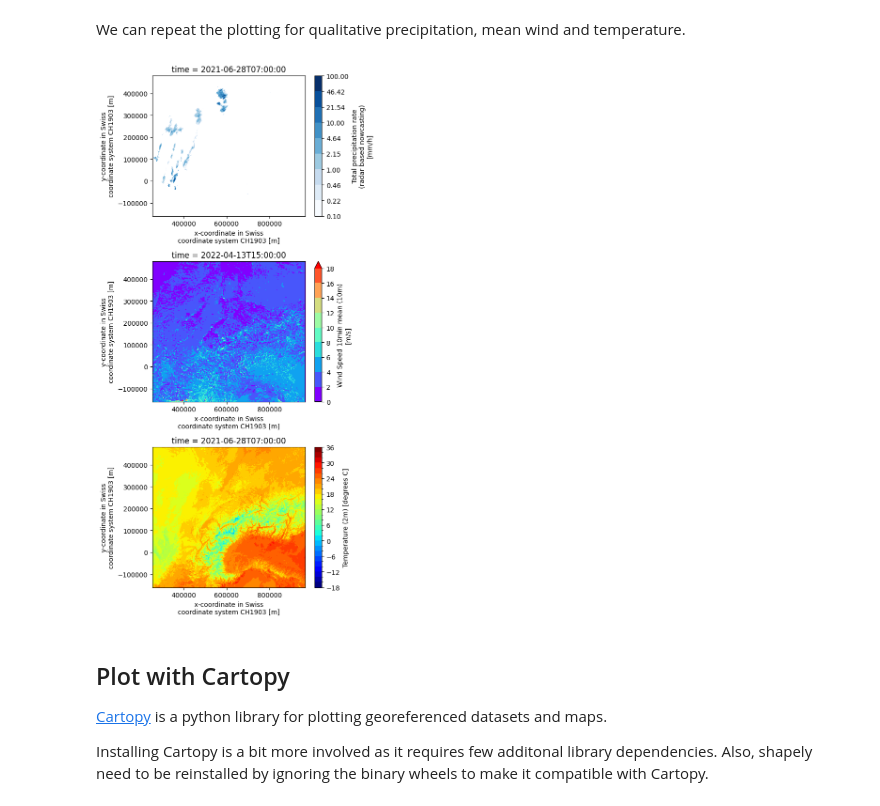
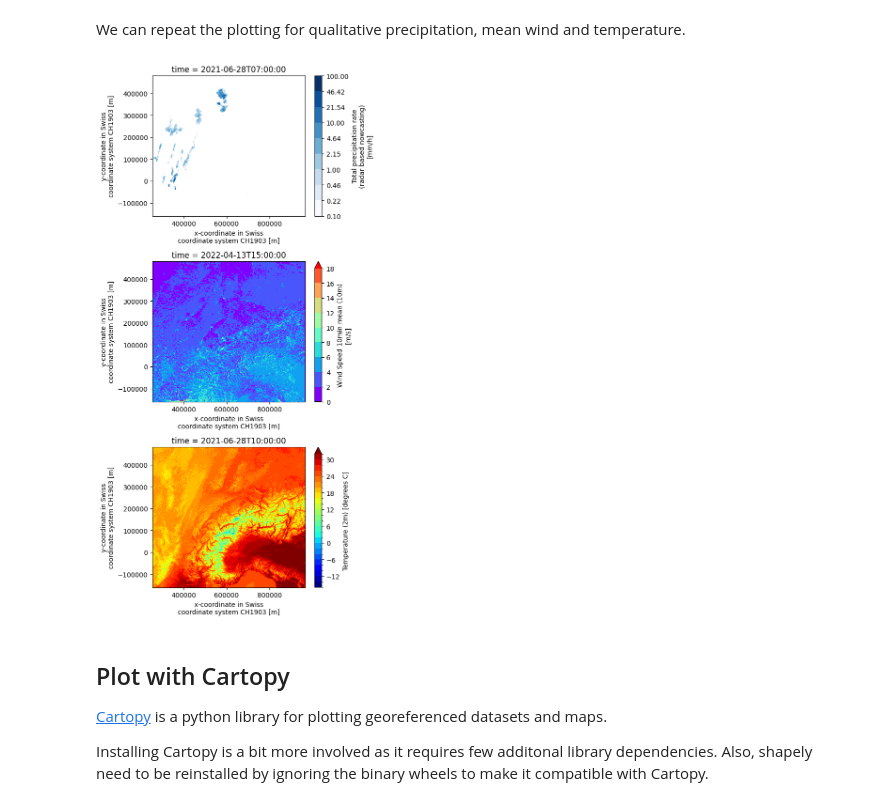
Before and after one commit to MeteoSwiss/inca-examples, a Jupyter notebook: notebooks/plotting_inca.ipynb, the cells around one changed output. Saved outputs shown, nothing was run; the diff lists cells and outputs as text; code cells hidden in the pictures.

```diff
--- a/notebooks/plotting_inca.ipynb
+++ b/notebooks/plotting_inca.ipynb
@@ -105,23 +105,23 @@ We can repeat the plotting for qualitative precipitation, mean wind and temperat
 # %%
 f, ((ax1, ax2, ax3)) = plt.subplots(3, 1,figsize=(6,12))
 precip_field = ds2.RP.isel(time=0) # select the first rainfall field, that is, the analysis
 levels = np.logspace(-1, 2, 10, base=10)
 cmap = "Blues"
 precip_field.where(precip_field >= 0.1).plot(levels=levels, cmap=cmap,ax=ax1)
 
 wind_field = ds3.FF_10min.isel(time=0) # select the first wind field, that is, the analysis
 levels = np.arange(0,20,2)
 cmap = "rainbow"
 wind_field.plot(levels=levels, cmap=cmap,ax=ax2)
 
-temp_field = ds4.TT.isel(time=0) # select the first wind field, that is, the analysis
-levels = np.arange(-18,38,2)
+temp_field = ds4.TT.isel(time=3) # select the first wind field, that is, the analysis
+levels = np.arange(-16,34,2)
 cmap = "jet"
 temp_field.plot(levels=levels, cmap=cmap,ax=ax3)
 
 plt.tight_layout()
 # %% [output]
-[figure, old version]
+[figure, new version]
 # %% [markdown]
 ## Plot with Cartopy
 
```
